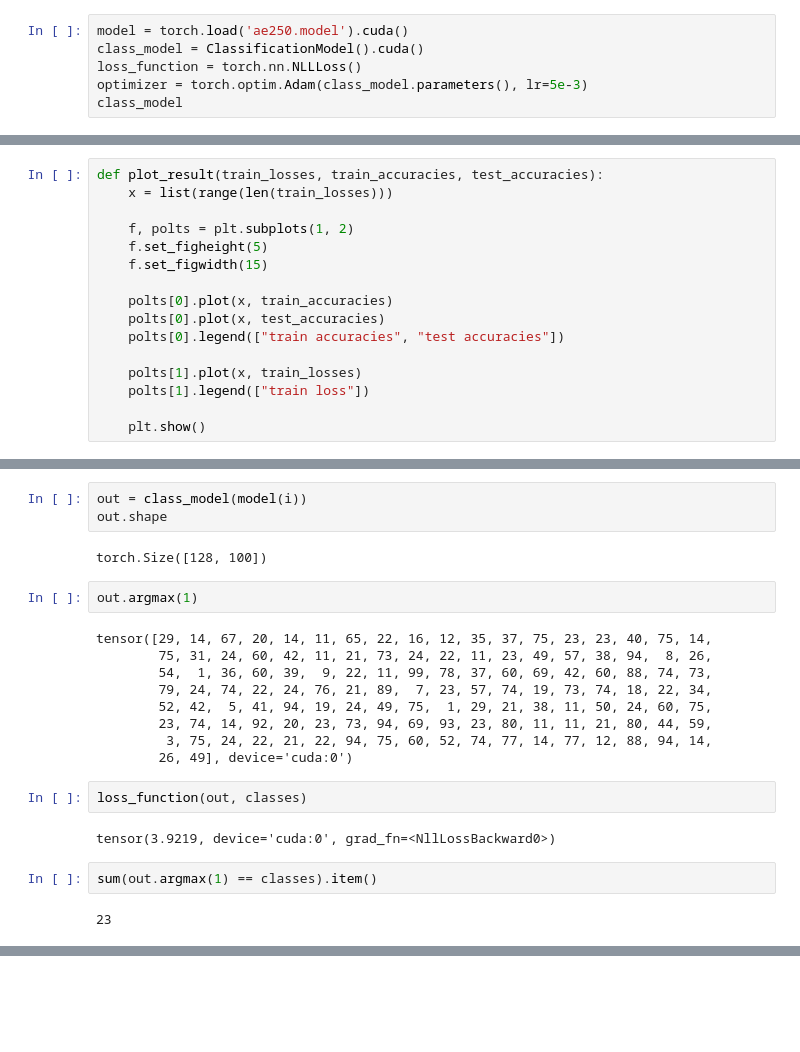
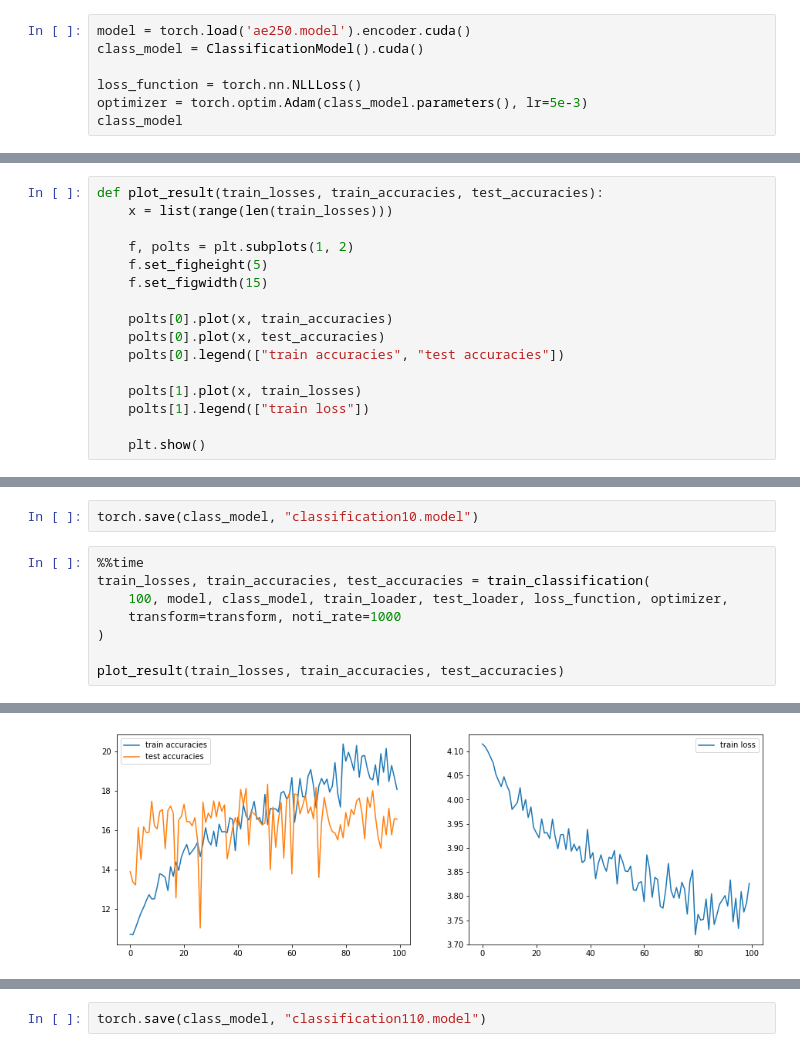
Before and after one commit to BabylenMagnus/MIL_test, a Jupyter notebook: train classification.ipynb, the cells around one changed output, grey strips where cells are left out. Cells and saved outputs as stored; diff of their text form; blank space fills up the shorter version.

```diff
--- a/train classification.ipynb
+++ b/train classification.ipynb
@@ -12,8 +12,9 @@ import numpy as np
 
 import random
 # %%
-model = torch.load('ae250.model').cuda()
+model = torch.load('ae250.model').encoder.cuda()
 class_model = ClassificationModel().cuda()
+
 loss_function = torch.nn.NLLLoss()
 optimizer = torch.optim.Adam(class_model.parameters(), lr=5e-3)
 class_model
@@ -97,24 +91,11 @@ tensor([29, 62, 66, 48, 84, 38, 55, 89, 23, 68, 24,  3, 34, 60, 93, 98, 97, 63,
-# %%
-out = class_model(model(i))
-out.shape
-# %% [output]
-torch.Size([128, 100])
-# %%
-out.argmax(1)
-# %% [output]
-tensor([29, 14, 67, 20, 14, 11, 65, 22, 16, 12, 35, 37, 75, 23, 23, 40, 75, 14,
-        75, 31, 24, 60, 42, 11, 21, 73, 24, 22, 11, 23, 49, 57, 38, 94,  8, 26,
-        54,  1, 36, 60, 39,  9, 22, 11, 99, 78, 37, 60, 69, 42, 60, 88, 74, 73,
-        79, 24, 74, 22, 24, 76, 21, 89,  7, 23, 57, 74, 19, 73, 74, 18, 22, 34,
-        52, 42,  5, 41, 94, 19, 24, 49, 75,  1, 29, 21, 38, 11, 50, 24, 60, 75,
-        23, 74, 14, 92, 20, 23, 73, 94, 69, 93, 23, 80, 11, 11, 21, 80, 44, 59,
-         3, 75, 24, 22, 21, 22, 94, 75, 60, 52, 74, 77, 14, 77, 12, 88, 94, 14,
-        26, 49], device='cuda:0')
-# %%
-loss_function(out, classes)
-# %% [output]
-tensor(3.9219, device='cuda:0', grad_fn=<NllLossBackward0>)
-# %%
-sum(out.argmax(1) == classes).item()
-# %% [output]
-23
+# %%
+torch.save(class_model, "classification10.model")
+# %%
+%%time
+train_losses, train_accuracies, test_accuracies = train_classification(
+    100, model, class_model, train_loader, test_loader, loss_function, optimizer,
+    transform=transform, noti_rate=1000
+)
+
+plot_result(train_losses, train_accuracies, test_accuracies)
+# %% [output]
@@ -120,0 +119 @@ sum(out.argmax(1) == classes).item()
+[figure, added]
@@ -120,0 +122,2 @@ sum(out.argmax(1) == classes).item()
+# %%
+torch.save(class_model, "classification110.model")
```
Also changed, not shown: parts of 7 cells of this notebook, 7 other files.
